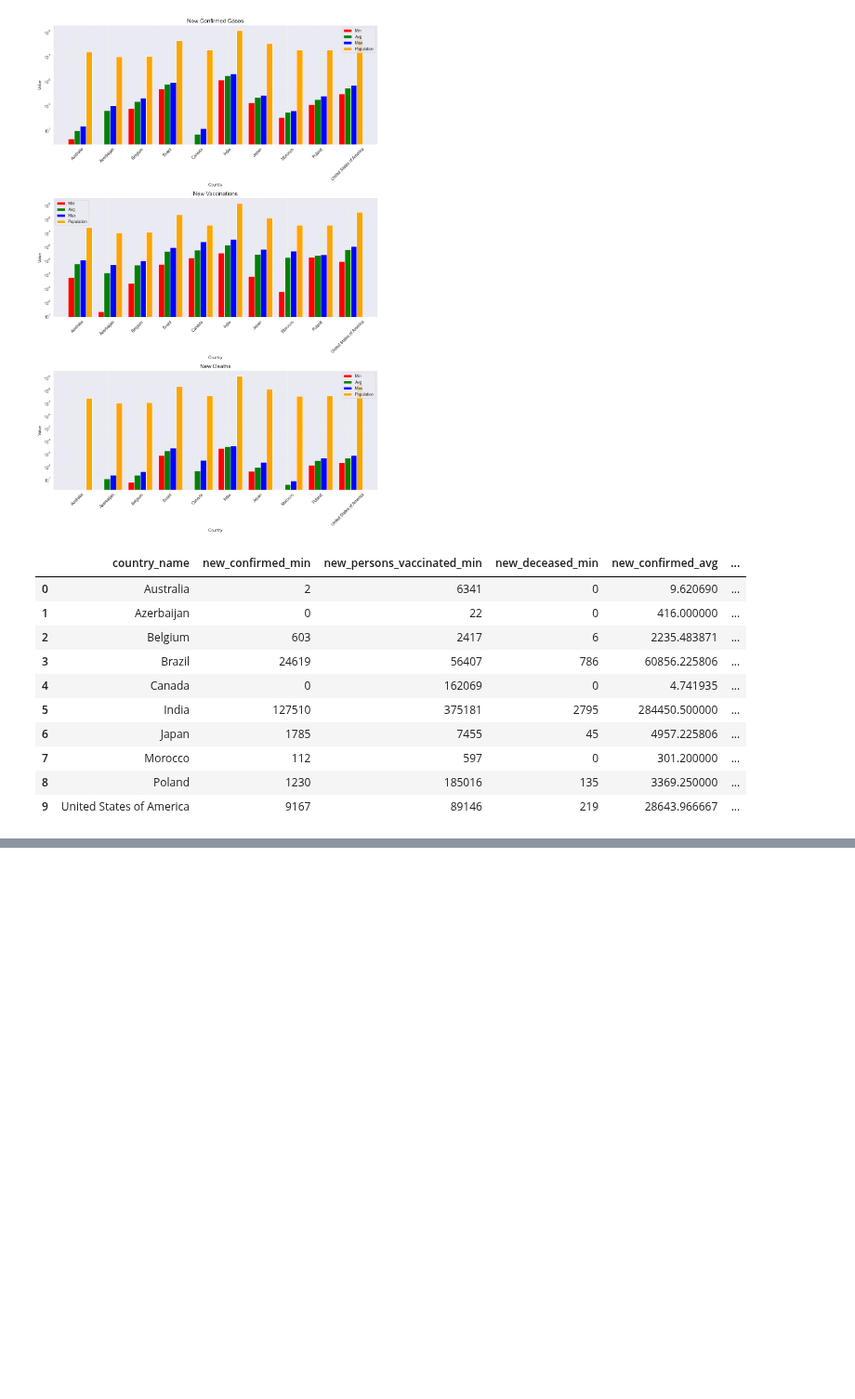
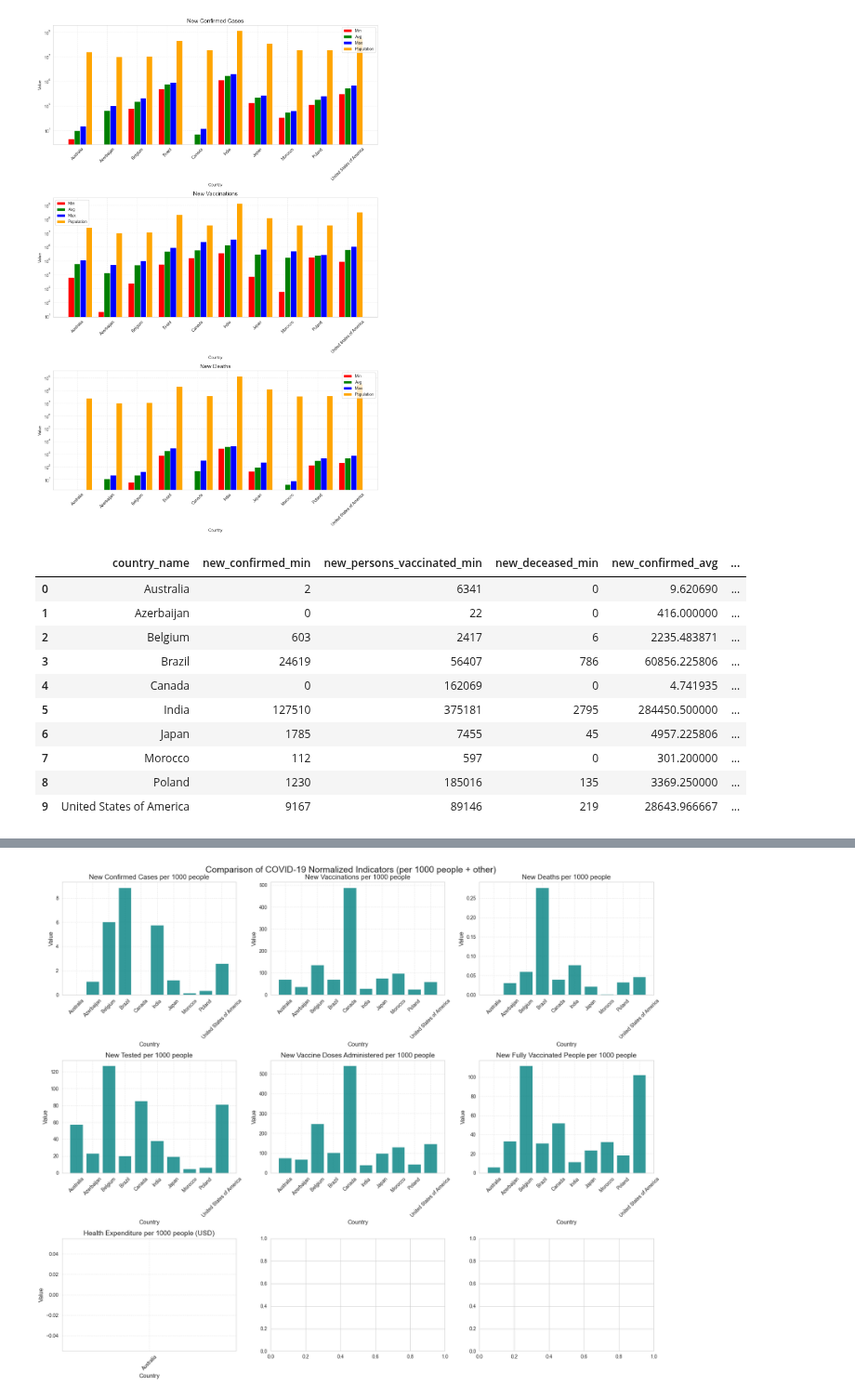
Before and after one commit to JakubKaczmarek5764/BigData1, a Jupyter notebook: zad2.ipynb, the cells around one changed output, grey strips where cells are left out. Shown at 93% size. Saved outputs shown, nothing was run; the diff lists cells and outputs as text; code cells hidden in the pictures; blank space fills up the shorter version.

Commit message:
some wykresys

```diff
--- a/zad2.ipynb
+++ b/zad2.ipynb
@@ -784,0 +692,16 @@ KeyError: "['population_density_x', 'population_rural', 'population_urban'] not
+# %%
+total_values['cases_per_1000'] = total_values['new_confirmed'] / total_values['population'] * 1000
+total_values['vaccinations_per_1000'] = total_values['new_persons_vaccinated'] / total_values['population'] * 1000
+total_values['deaths_per_1000'] = total_values['new_deceased'] / total_values['population'] * 1000
+total_values['tested_per_1000'] = total_values['new_tested'] / total_values['population'] * 1000
+total_values['new_vaccine_doses_administered_per_1000'] = total_values['new_vaccine_doses_administered'] / total_values['population'] * 1000
+total_values['new_persons_fully_vaccinated_per_1000'] = total_values['new_persons_fully_vaccinated'] / total_values['population'] * 1000
+total_values['health_expenditure_usd_per_1000'] = total_values['healt_expenditure_usd'] * 1000 / total_values['population'] * 1000
+
+avg_values_covid_data = df.groupby(['country_name']).agg({'new_vaccine_doses_administered': 'mean', 'new_persons_fully_vaccinated': 'mean'})
+avg_values_covid_data = avg_values_covid_data.reset_index()
+avg_values_countries_data = countries_df[countries_df.country_name.isin(countries)].groupby(['country_name']).agg({'health_expenditure_usd': 'mean', 'out_of_pocket_health_expenditure_usd': 'mean'})
+avg_values_countries_data = avg_values_countries_data.reset_index()
+avg_values_covid_data #TODO: te z countries trzeba dać x1000 bo one są już per capita i dać rename, te z covid trzeba policzyć normalnie
+#TODO: dodatkowe przypadki
+# doses administered per 1000, fully vaccinated per 1000, health expenditure per 1000, out of pocket health expenditure per 1000
@@ -784,0 +720,34 @@ KeyError: "['population_density_x', 'population_rural', 'population_urban'] not
+# %%
+fig, axes = plt.subplots(3, 3, figsize=(18, 15))
+fig.suptitle('Comparison of COVID-19 Normalized Indicators (per 1000 people + other)', fontsize=18)
+
+# Lista metryk i tytułów w języku angielskim
+indicators = [
+    ('cases_per_1000', 'New Confirmed Cases per 1000 people'),
+    ('vaccinations_per_1000', 'New Vaccinations per 1000 people'),
+    ('deaths_per_1000', 'New Deaths per 1000 people'),
+    ('tested_per_1000', 'New Tested per 1000 people'),
+    ('new_vaccine_doses_administered_per_1000', 'New Vaccine Doses Administered per 1000 people'),
+    ('new_persons_fully_vaccinated_per_1000', 'New Fully Vaccinated People per 1000 people'),
+    ('health_expenditure_usd_per_1000', 'Health Expenditure per 1000 people (USD)')
+]
+
+# Wykresy
+for idx, (col, title) in enumerate(indicators):
+    row, col_pos = divmod(idx, 3)
+    ax = axes[row, col_pos]
+
+    countries = total_values['country_name']
+    values = total_values[col]
+
+    ax.bar(countries, values, color='teal', alpha=0.8)
+    ax.set_title(title, fontsize=14)
+    ax.set_ylabel('Value', fontsize=12)
+    ax.set_xlabel('Country', fontsize=12)
+    ax.tick_params(axis='x', rotation=45)
+    ax.grid(True, linestyle='--', alpha=0.4)
+
+plt.tight_layout()
+plt.show()
+# %% [output]
+[figure, added]
```
Also changed, not shown: parts of 22 cells of this notebook.
